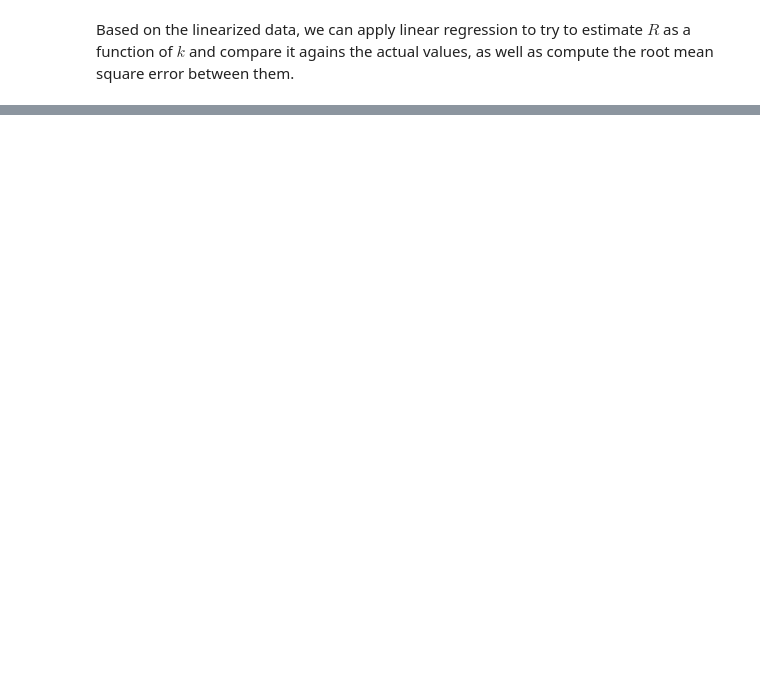
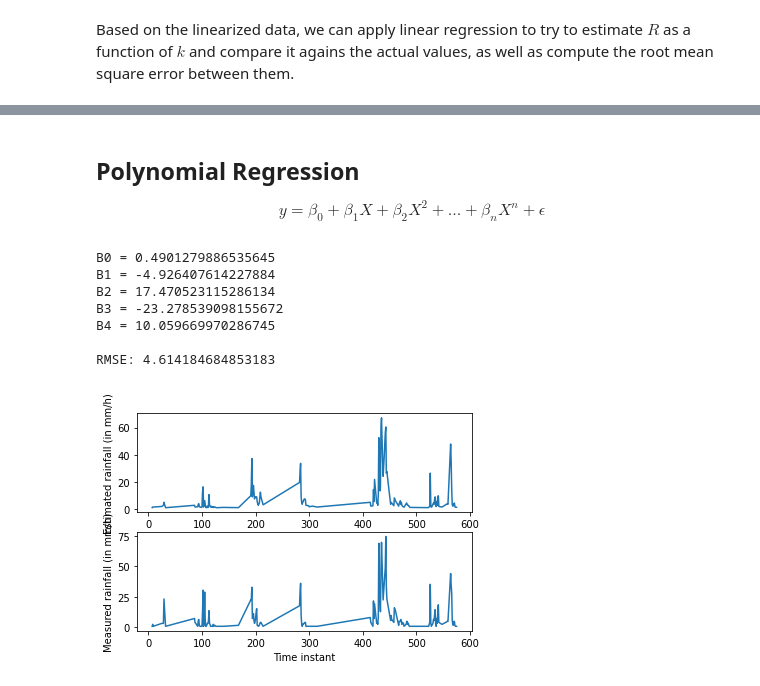
Before and after one commit to reisr/rainsmore, a Jupyter notebook: Day_1_NB_2.ipynb, the cells around one changed output, grey strips where cells are left out. Cells and saved outputs as stored; diff of their text form; code cells hidden in the pictures; blank space fills up the shorter version.

Commit message:
Adding the Polynomial degree 4 Model and Beta Parameters, also other evaluation metrics and links for databases.

```diff
--- a/Day_1_NB_2.ipynb
+++ b/Day_1_NB_2.ipynb
@@ -242,0 +232,41 @@ RMSE: 6.074070284495037
+# %% [markdown]
+## Polynomial Regression
+
+$$ y = \beta_{0} + \beta_{1}X +  \beta_{2}X^{2} + ... + \beta_{n}X^{n} + \epsilon  $$
+# %%
+# degree = 4
+p = np.polyfit(df1['lnK'], df1['lnR'], deg=4)
+
+# Estimate R as function of k
+df1['R_est'] = np.polyval(p, df1['lnK'])
+df1['R_est'] = np.exp(df1['R_est'])
+
+# Create a figure with two subplots
+fig, axs = plt.subplots(2)
+
+# Plot mean RSL for each time stamp
+axs[0].plot(df1['R_est'])
+axs[0].set_ylabel('Estimated rainfall (in mm/h)')
+
+# Plot rainfall gage measurement for each time stamp
+axs[1].plot(df1['Rgage'])
+axs[1].set_ylabel('Measured rainfall (in mm/h)')
+
+# Set common x-axis label
+axs[1].set_xlabel('Time instant')
+
+# Looking the beta params
+print(f"B0 = {p[0]}\nB1 = {p[1]}\nB2 = {p[2]}\nB3 = {p[3]}\nB4 = {p[4]}\n")
+
+# Calculate RMSE
+RMSE = np.sqrt(np.mean((df1['Rgage']-df1['R_est'])**2))
+print("RMSE:", RMSE)
+# %% [output]
+B0 = 0.4901279886535645
+B1 = -4.926407614227884
+B2 = 17.470523115286134
+B3 = -23.278539098155672
+B4 = 10.059669970286745
+
+RMSE: 4.614184684853183
+[figure, added]
```
Also changed, not shown: parts of 7 cells of this notebook.
